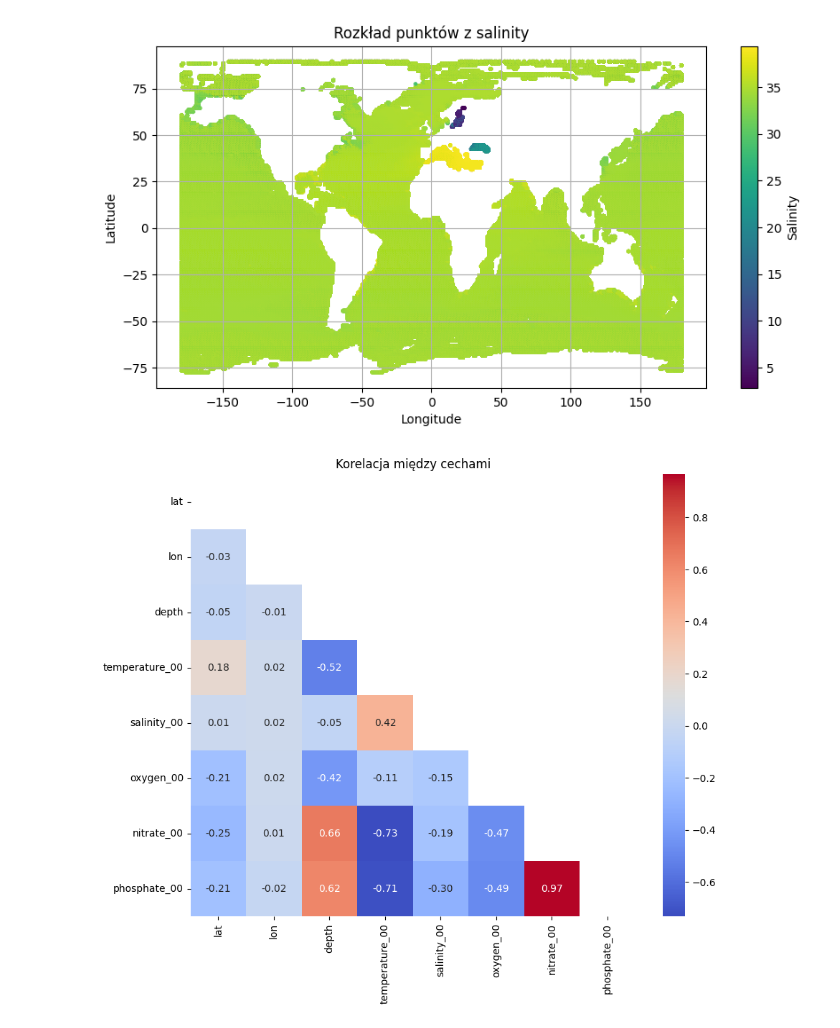
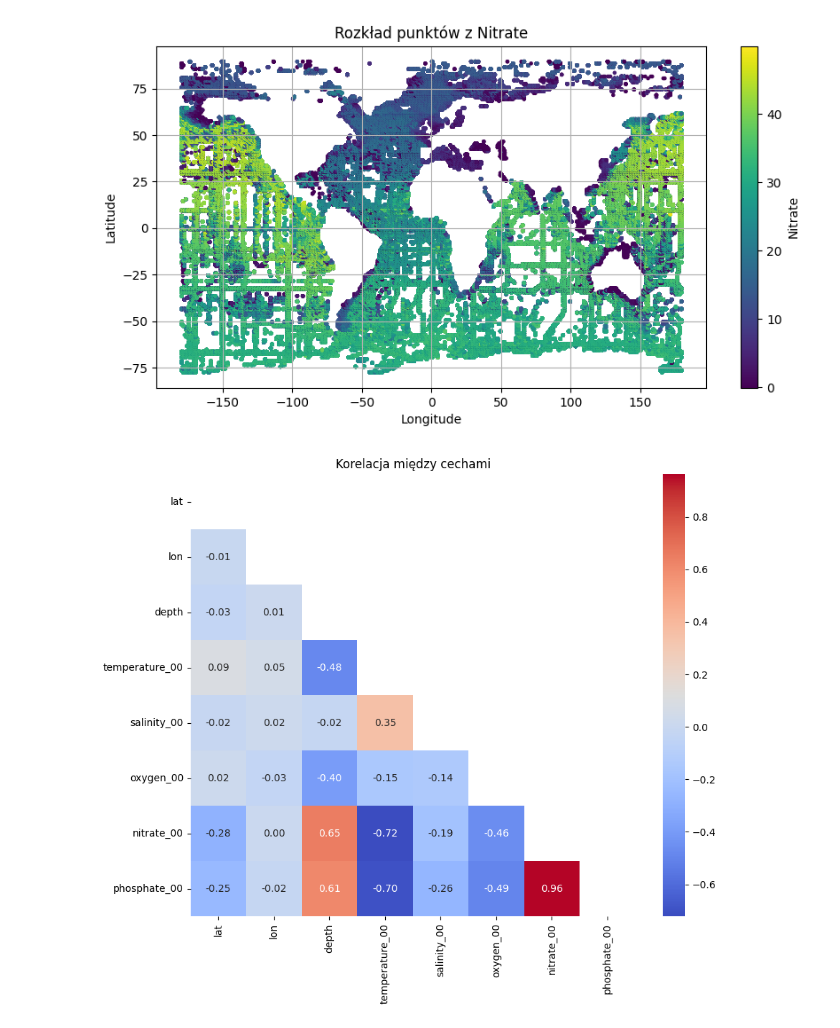
Before and after one commit to jkiczka/Geochemical_data_interpolation, a Jupyter notebook: notebooks/eda.ipynb, the cells around one changed output. Saved outputs shown, nothing was run; the diff lists cells and outputs as text; code cells hidden in the pictures.

Commit message:
Change target to nitrate (more fun)

```diff
--- a/notebooks/eda.ipynb
+++ b/notebooks/eda.ipynb
@@ -4,7 +4,7 @@ import numpy as np
 import matplotlib.pyplot as plt
 import seaborn as sns
 # %%
-df = pd.read_parquet("../data/processed/salinity_00_train_data.parquet")
+df = pd.read_parquet("../data/processed/nitrate_00_train_data.parquet")
 # %%
 print("🔍 Shape:", df.shape)
 display(df.head())
@@ -75,15 +75,15 @@ for col in numeric_cols:
 # %%
 plt.figure(figsize=(10, 5))
-subset = df.dropna(subset=["lat", "lon", "salinity_00"])
-sc = plt.scatter(subset["lon"], subset["lat"], c=subset["salinity_00"], cmap="viridis", s=5)
-plt.colorbar(sc, label="Salinity")
-plt.title("Rozkład punktów z salinity")
+subset = df.dropna(subset=["lat", "lon", "nitrate_00"])
+sc = plt.scatter(subset["lon"], subset["lat"], c=subset["nitrate_00"], cmap="viridis", s=5)
+plt.colorbar(sc, label="Nitrate")
+plt.title("Rozkład punktów z Nitrate")
 plt.xlabel("Longitude")
 plt.ylabel("Latitude")
 plt.grid(True)
 plt.show()
 # %% [output]
-[figure, old version]
+[figure, new version]
 # %%
 corr = df[numeric_cols].corr()
 
@@ -92,7 +92,7 @@ sns.heatmap(corr, annot=True, fmt=".2f", cmap="coolwarm", mask=np.triu(corr))
 plt.title("Korelacja między cechami")
 plt.show()
 # %% [output]
-[figure, old version]
+[figure, new version]
 # %%
 if "depth" in df.columns:
     plt.figure(figsize=(8, 3))
```
Also changed, not shown: parts of 5 cells of this notebook, 2 other files.
